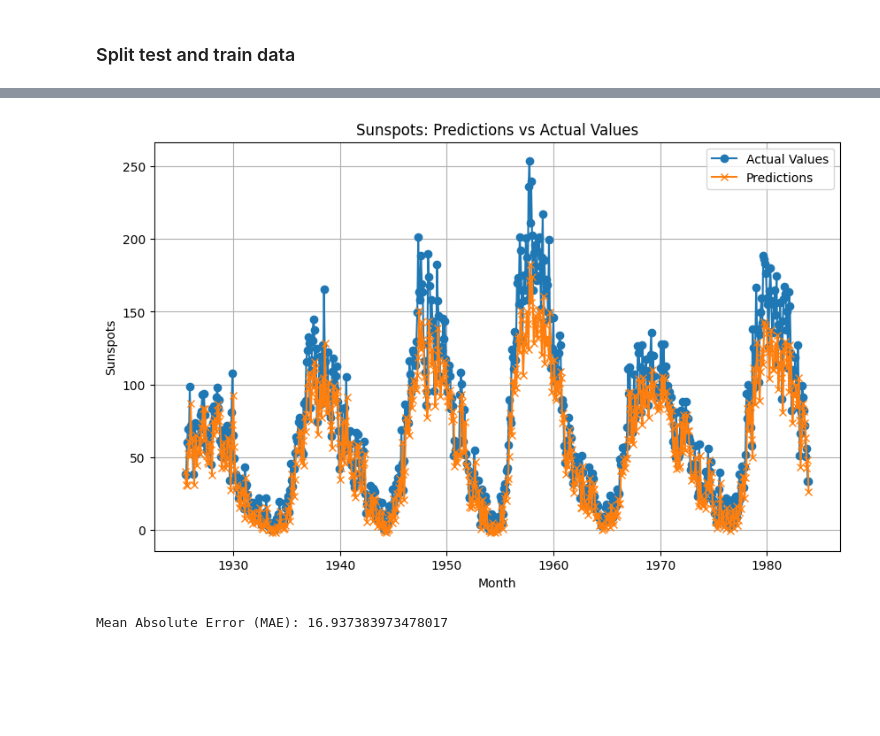
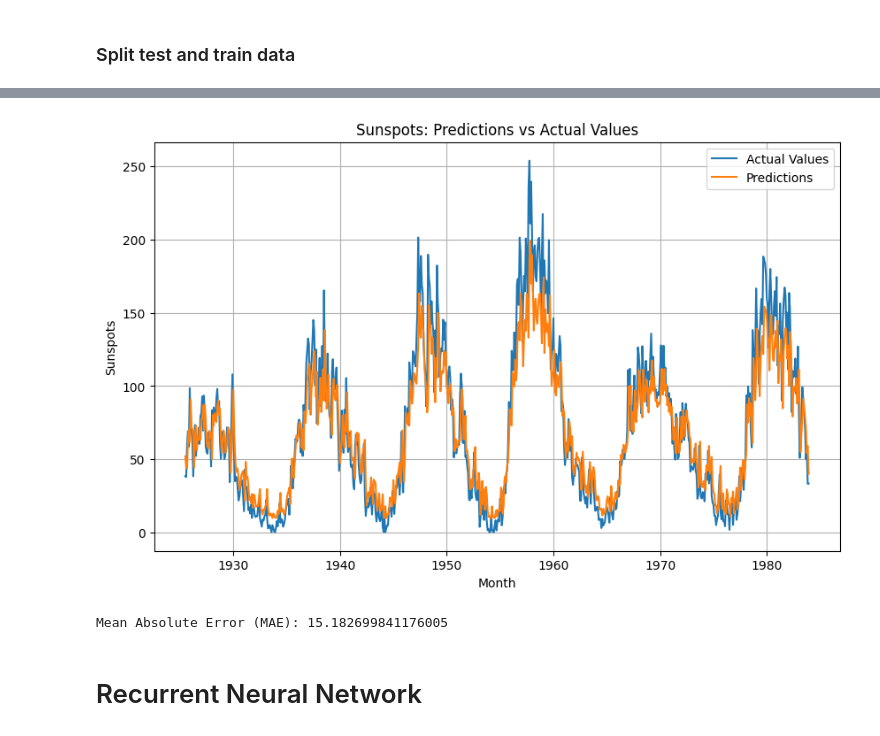
Before and after one commit to gusanitor8/RecurrentNeuralNetworks, a Jupyter notebook: rnn.ipynb, the cells around one changed output, grey strips where cells are left out. Saved outputs shown, nothing was run; the diff lists cells and outputs as text; code cells hidden in the pictures; blank space fills up the shorter version.

```diff
--- a/rnn.ipynb
+++ b/rnn.ipynb
@@ -85,10 +89,10 @@ def reverse_sequence(data, seq_length):
     return np.array(new_y).reshape(-1, 1)
 # %%
 # Build the neural network model
-model = tf.keras.Sequential([
-    tf.keras.layers.Dense(50, activation='relu', input_shape=(SEQ_LENGTH, 1)),
-    tf.keras.layers.Dense(25, activation='relu'),
-    tf.keras.layers.Dense(1)  # Output layer
+model = Sequential([
+    Dense(50, activation='relu', input_shape=(SEQ_LENGTH, 1)),
+    Dense(25, activation='relu'),
+    Dense(1)  # Output layer
 ])
 
 # Compile the model
@@ -138,8 +137,8 @@ months = data['Month'][test_start_index:test_end_index]
 
 # Plotting predictions vs actual values
 plt.figure(figsize=(10, 6))
-plt.plot(months, y_test_actual, label='Actual Values', marker='o')
-plt.plot(months, predictions_actual, label='Predictions', marker='x')
+plt.plot(months, y_test_actual, label='Actual Values')
+plt.plot(months, predictions_actual, label='Predictions')
 plt.title('Sunspots: Predictions vs Actual Values')
 plt.xlabel('Month')
 plt.ylabel('Sunspots')
@@ -151,6 +150,8 @@ plt.show()
-[figure, old version]
+[figure, new version]
 # %%
 mae = mean_absolute_error(y_test_actual, predictions_actual)
 print(f'Mean Absolute Error (MAE): {mae}')
 # %% [output]
-Mean Absolute Error (MAE): 16.937383973478017
+Mean Absolute Error (MAE): 15.182699841176005
+# %% [markdown]
+# Recurrent Neural Network
```
Also changed, not shown: parts of 11 cells of this notebook.
